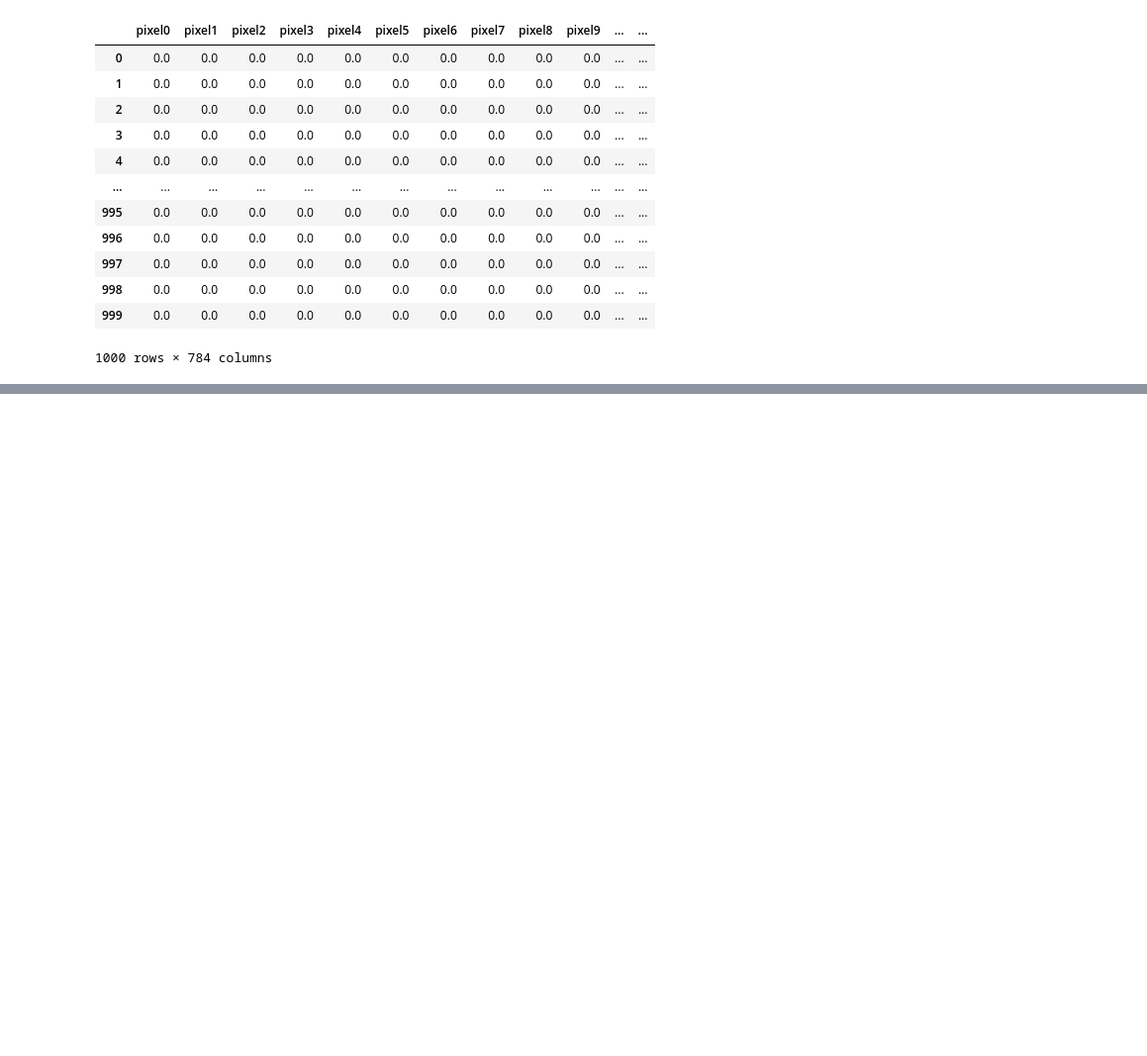
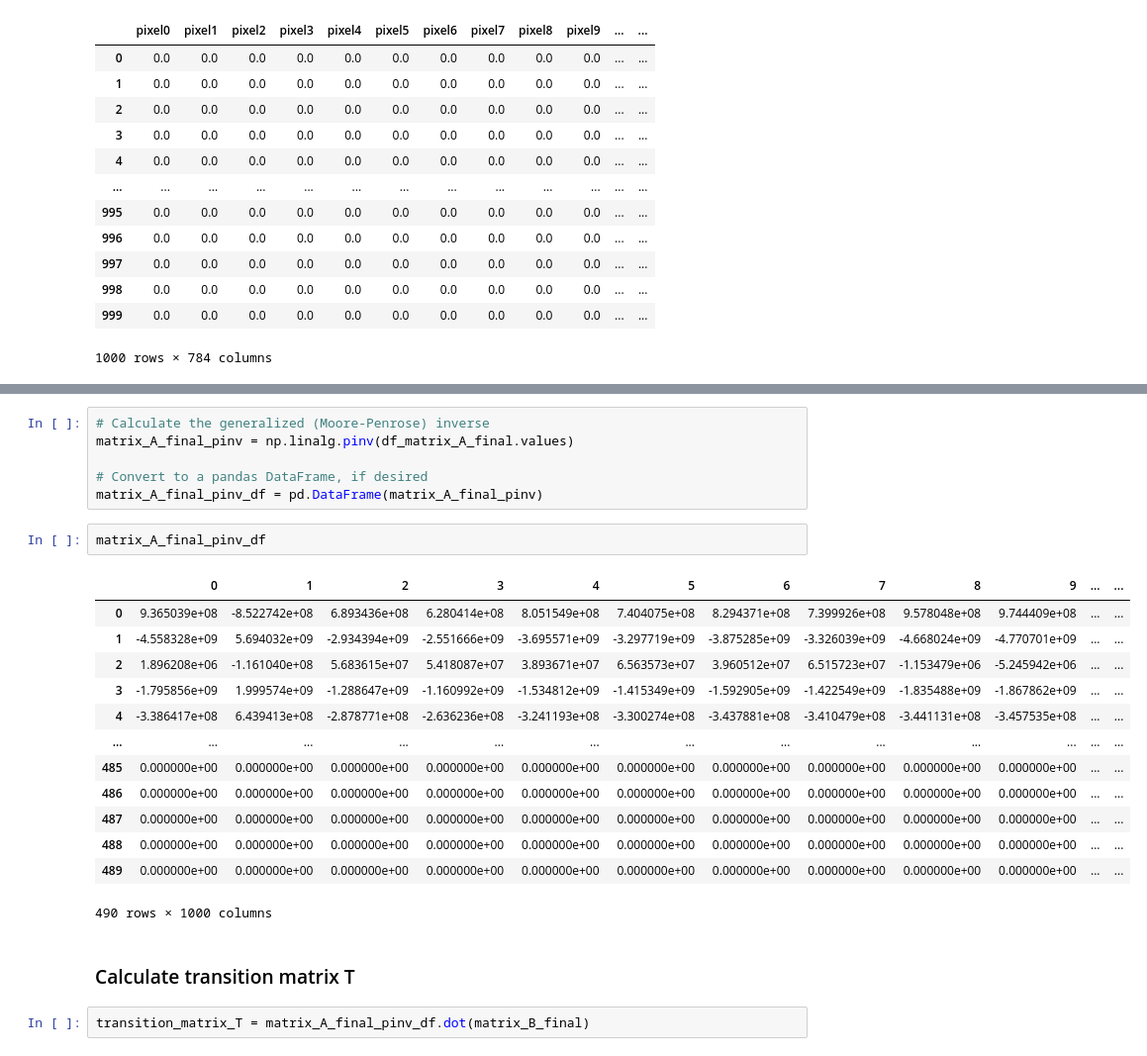
Before and after one commit to radiukpavlo/transition-matrix-ml, a Jupyter notebook: projects/mnist_transion-matrix-ml.ipynb, the cells around one changed output, grey strips where cells are left out. Shown: that part at 99% size. Cells and saved outputs as stored; diff of their text form; blank space fills up the shorter version.

```diff
--- a/projects/mnist_transion-matrix-ml.ipynb
+++ b/projects/mnist_transion-matrix-ml.ipynb
@@ -94,0 +258,26 @@ matrix_B_final
+# %%
+# Calculate the generalized (Moore-Penrose) inverse
+matrix_A_final_pinv = np.linalg.pinv(df_matrix_A_final.values)
+
+# Convert to a pandas DataFrame, if desired
+matrix_A_final_pinv_df = pd.DataFrame(matrix_A_final_pinv)
+# %%
+matrix_A_final_pinv_df
+# %% [output]
+|  | 0 | 1 | 2 | 3 | 4 | 5 | 6 | 7 | 8 | 9 | ... | ... |
+| 0 | 9.365039e+08 | -8.522742e+08 | 6.893436e+08 | 6.280414e+08 | 8.051549e+08 | 7.404075e+08 | 8.294371e+08 | 7.399926e+08 | 9.578048e+08 | 9.744409e+08 | ... | ... |
+| 1 | -4.558328e+09 | 5.694032e+09 | -2.934394e+09 | -2.551666e+09 | -3.695571e+09 | -3.297719e+09 | -3.875285e+09 | -3.326039e+09 | -4.668024e+09 | -4.770701e+09 | ... | ... |
+| 2 | 1.896208e+06 | -1.161040e+08 | 5.683615e+07 | 5.418087e+07 | 3.893671e+07 | 6.563573e+07 | 3.960512e+07 | 6.515723e+07 | -1.153479e+06 | -5.245942e+06 | ... | ... |
+| 3 | -1.795856e+09 | 1.999574e+09 | -1.288647e+09 | -1.160992e+09 | -1.534812e+09 | -1.415349e+09 | -1.592905e+09 | -1.422549e+09 | -1.835488e+09 | -1.867862e+09 | ... | ... |
+| 4 | -3.386417e+08 | 6.439413e+08 | -2.878771e+08 | -2.636236e+08 | -3.241193e+08 | -3.300274e+08 | -3.437881e+08 | -3.410479e+08 | -3.441131e+08 | -3.457535e+08 | ... | ... |
+| ... | ... | ... | ... | ... | ... | ... | ... | ... | ... | ... | ... | ... |
+| 485 | 0.000000e+00 | 0.000000e+00 | 0.000000e+00 | 0.000000e+00 | 0.000000e+00 | 0.000000e+00 | 0.000000e+00 | 0.000000e+00 | 0.000000e+00 | 0.000000e+00 | ... | ... |
+| 486 | 0.000000e+00 | 0.000000e+00 | 0.000000e+00 | 0.000000e+00 | 0.000000e+00 | 0.000000e+00 | 0.000000e+00 | 0.000000e+00 | 0.000000e+00 | 0.000000e+00 | ... | ... |
+| 487 | 0.000000e+00 | 0.000000e+00 | 0.000000e+00 | 0.000000e+00 | 0.000000e+00 | 0.000000e+00 | 0.000000e+00 | 0.000000e+00 | 0.000000e+00 | 0.000000e+00 | ... | ... |
+| 488 | 0.000000e+00 | 0.000000e+00 | 0.000000e+00 | 0.000000e+00 | 0.000000e+00 | 0.000000e+00 | 0.000000e+00 | 0.000000e+00 | 0.000000e+00 | 0.000000e+00 | ... | ... |
+| 489 | 0.000000e+00 | 0.000000e+00 | 0.000000e+00 | 0.000000e+00 | 0.000000e+00 | 0.000000e+00 | 0.000000e+00 | 0.000000e+00 | 0.000000e+00 | 0.000000e+00 | ... | ... |
+490 rows × 1000 columns
+# %% [markdown]
+### Calculate transition matrix T
+# %%
+transition_matrix_T = matrix_A_final_pinv_df.dot(matrix_B_final)
```
Also changed, not shown: parts of 27 cells of this notebook.
